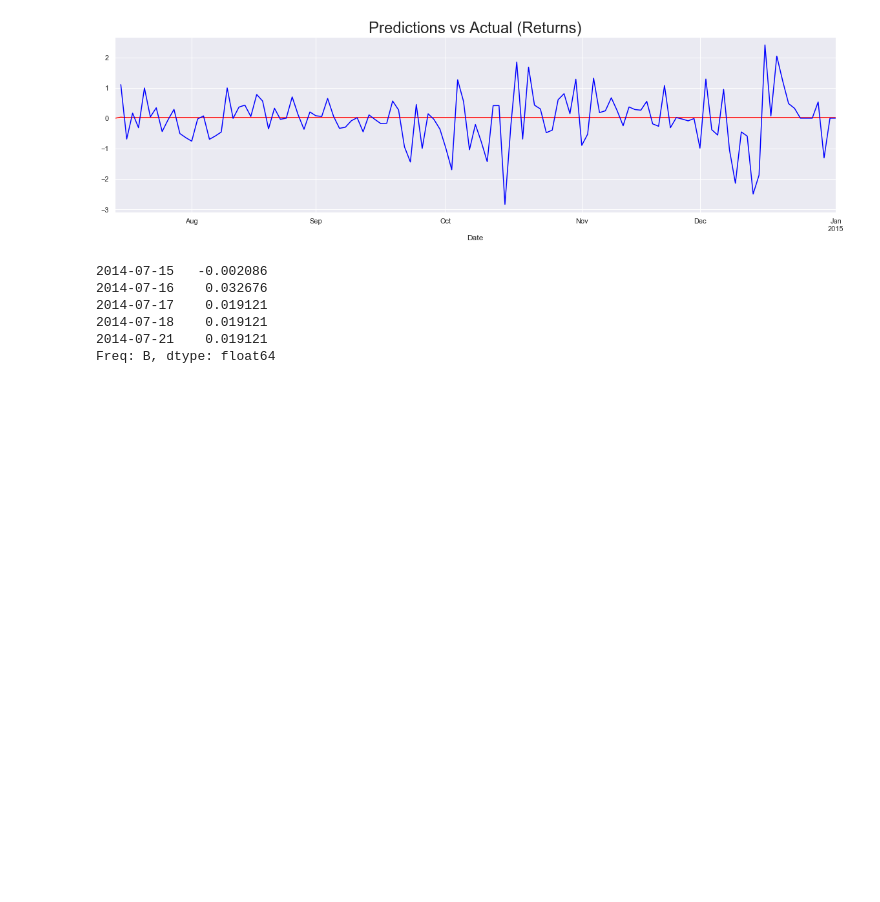
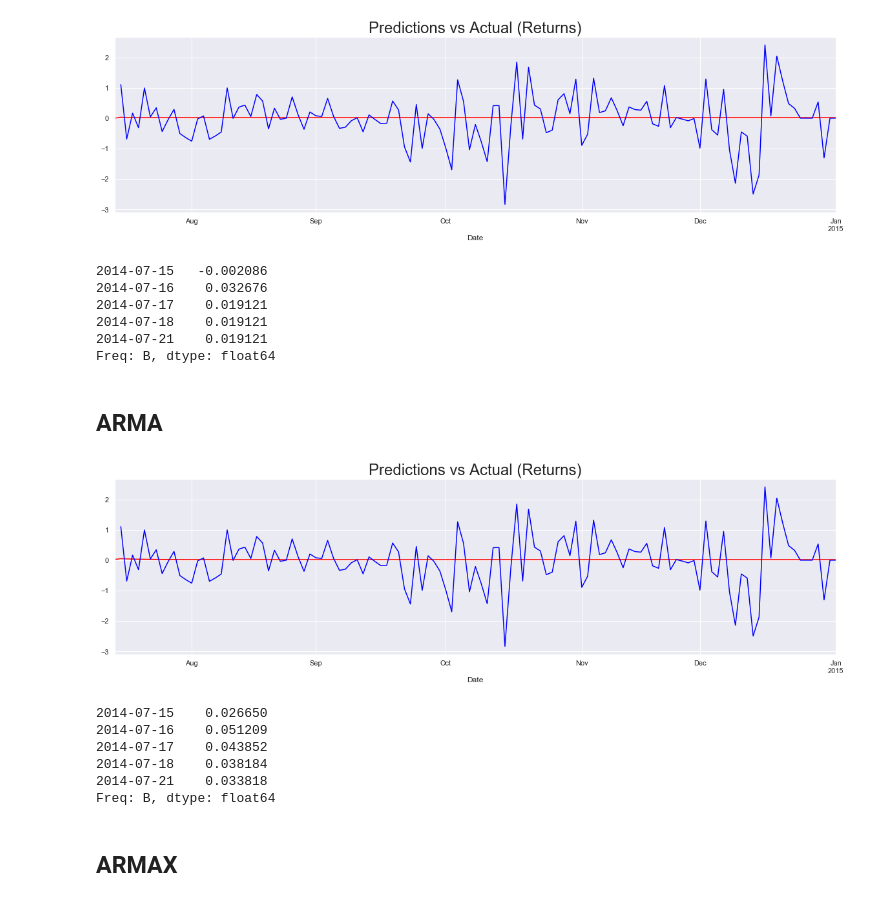
Before and after one commit to pauloteixeirajr/time-series-python, a Jupyter notebook: Forecasting.ipynb, the cells around one changed output. Cells and saved outputs as stored; diff of their text form; code cells hidden in the pictures; blank space fills up the shorter version.

```diff
--- a/Forecasting.ipynb
+++ b/Forecasting.ipynb
@@ -153,3 +153,28 @@ df_pred_ma.head()
 2014-07-18    0.019121
 2014-07-21    0.019121
 Freq: B, dtype: float64
+# %% [markdown]
+## ARMA
+# %%
+model_ret_arma = ARIMA(df.ret_ftse[1:], order = (1, 0, 1))
+results_ret_arma = model_ret_arma.fit()
+# %%
+df_pred_arma = results_ret_arma.predict(start = start_date, end = end_date)
+# %%
+df_pred_arma[start_date:end_date].plot(figsize = (20, 5), color = 'red')
+df_test.ret_ftse[start_date:end_date].plot(color = 'blue')
+plt.title('Predictions vs Actual (Returns)', size = 24)
+plt.show()
+# %% [output]
+[figure, added]
+# %%
+df_pred_arma.head()
+# %% [output]
+2014-07-15    0.026650
+2014-07-16    0.051209
+2014-07-17    0.043852
+2014-07-18    0.038184
+2014-07-21    0.033818
+Freq: B, dtype: float64
+# %% [markdown]
+## ARMAX
```
Also changed, not shown: parts of 3 cells of this notebook.
